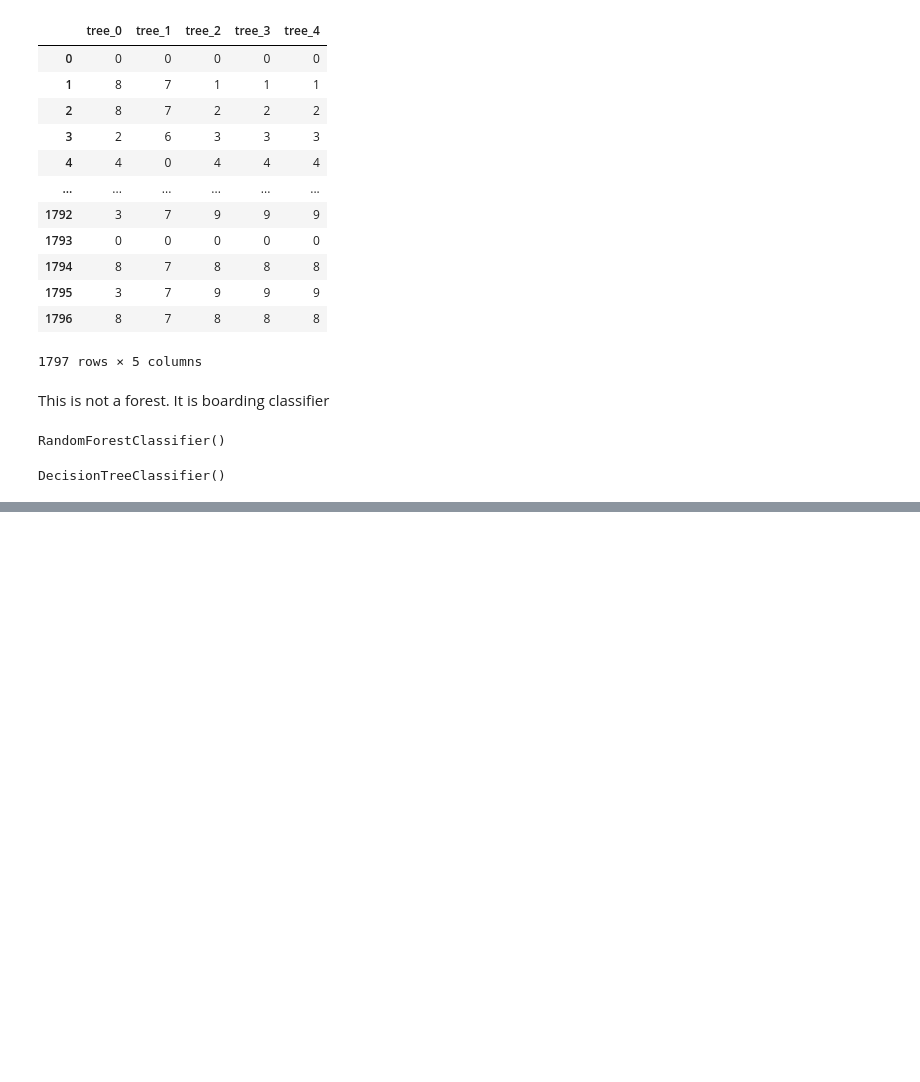
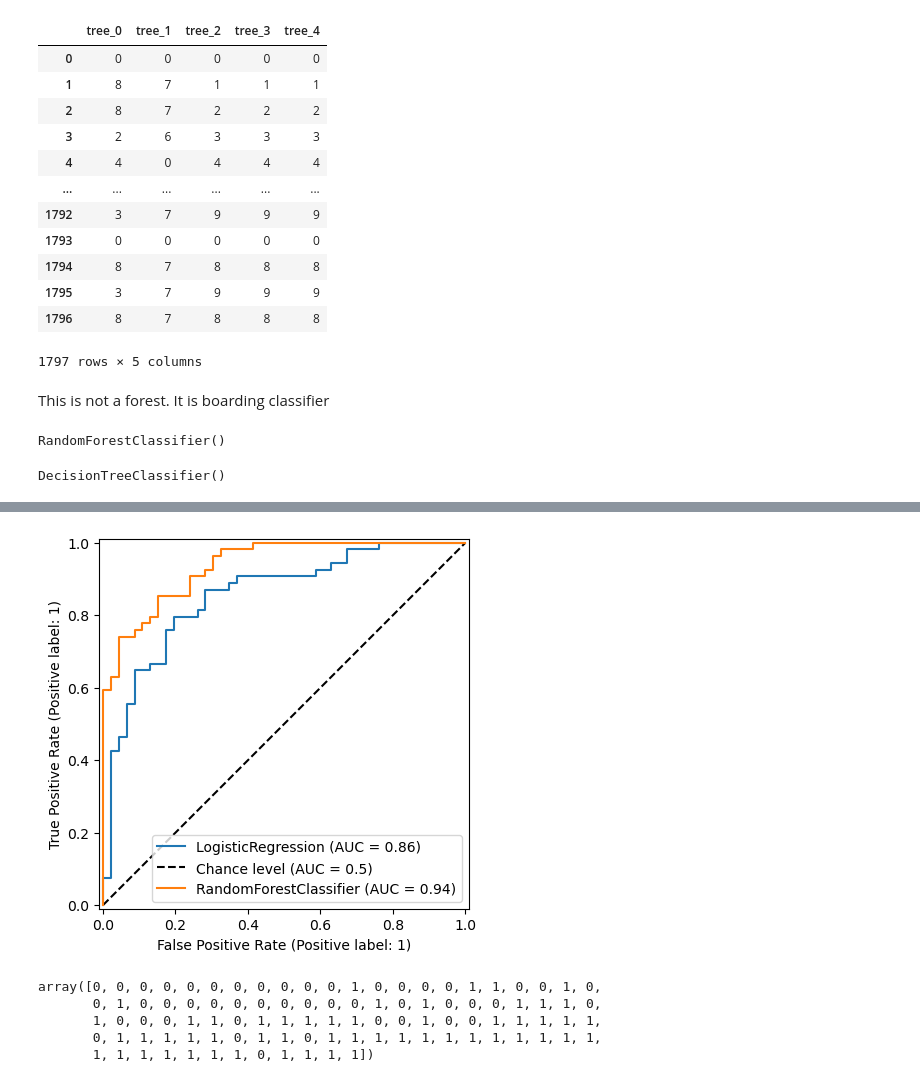
Before and after one commit to StanDobrev11/MachineLearning, a Jupyter notebook: 04.Tree and Ensembe Moldes/Tree and Ensemble Models.ipynb, the cells around one changed output, grey strips where cells are left out. Saved outputs shown, nothing was run; the diff lists cells and outputs as text; code cells hidden in the pictures; blank space fills up the shorter version.

```diff
--- a/04.Tree and Ensembe Moldes/Tree and Ensemble Models.ipynb
+++ b/04.Tree and Ensembe Moldes/Tree and Ensemble Models.ipynb
@@ -195,0 +294,2 @@ list(zip((digits.feature_names), np.round(permutation_importance(forest, digits_
+# %%
+tree = RandomForestClassifier(max_depth=3)
@@ -195,0 +300,15 @@ list(zip((digits.feature_names), np.round(permutation_importance(forest, digits_
+# %%
+roc_display_log_reg  = RocCurveDisplay.from_estimator(classification, attrs, tgt, plot_chance_level=True)
+roc_display_rf = RocCurveDisplay.from_estimator(tree, attrs, tgt, ax=roc_display_log_reg.ax_)
+
+plt.show()
+# %% [output]
+[figure, added]
+# %%
+y_true
+# %% [output]
+array([0, 0, 0, 0, 0, 0, 0, 0, 0, 0, 0, 1, 0, 0, 0, 0, 1, 1, 0, 0, 1, 0,
+       0, 1, 0, 0, 0, 0, 0, 0, 0, 0, 0, 0, 1, 0, 1, 0, 0, 0, 1, 1, 1, 0,
+       1, 0, 0, 0, 1, 1, 0, 1, 1, 1, 1, 1, 0, 0, 1, 0, 0, 1, 1, 1, 1, 1,
+       0, 1, 1, 1, 1, 1, 0, 1, 1, 0, 1, 1, 1, 1, 1, 1, 1, 1, 1, 1, 1, 1,
+       1, 1, 1, 1, 1, 1, 1, 0, 1, 1, 1, 1])
```
Also changed, not shown: parts of 34 cells of this notebook, 21 other files.
